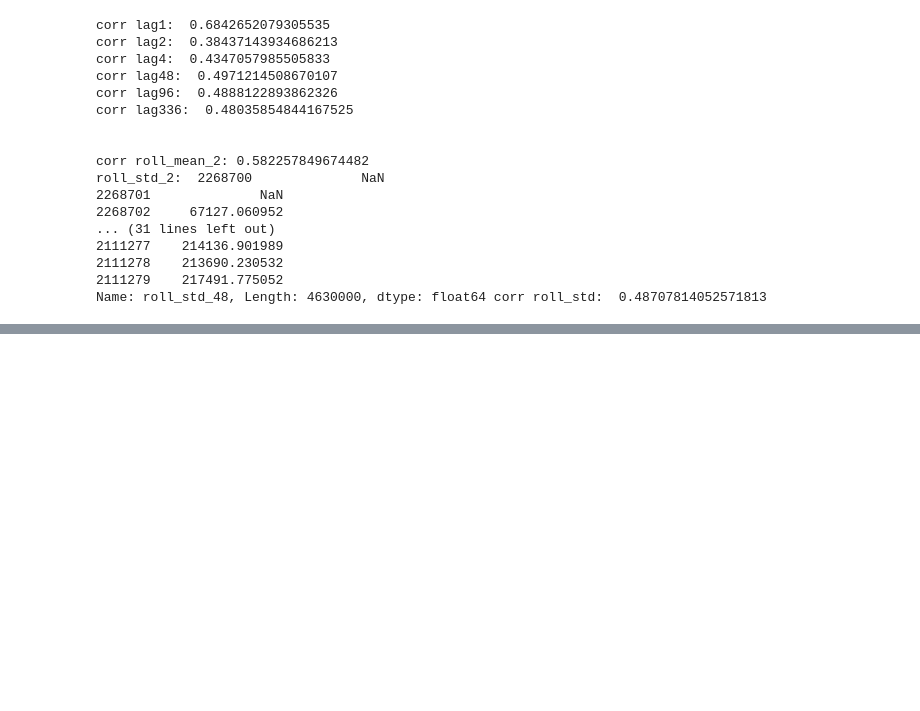
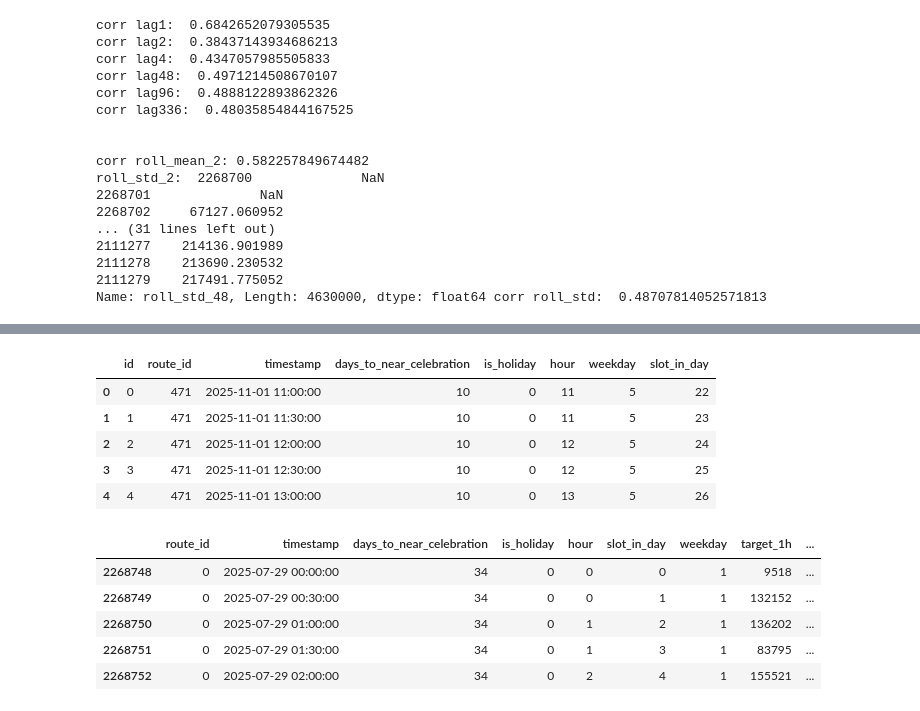
Before and after one commit to sypna504/Wb-hack, a Jupyter notebook: solution.ipynb, the cells around one changed output, grey strips where cells are left out. Cells and saved outputs as stored; diff of their text form; code cells hidden in the pictures; blank space fills up the shorter version.

```diff
--- a/solution.ipynb
+++ b/solution.ipynb
@@ -284,3 +342,61 @@ df.tail(10)
+# %%
+lags = [1,2,3,4,8,48]
+for lag in lags:
+    train_model[f"lag_{lag}"] = train_model.groupby("route_id")["target_1h"].shift(lag)
+
+train_model["roll_mean_4"] = (
+    train_model.groupby("route_id")["target_1h"]
+    .shift(1)
+    .rolling(4)
+    .mean()
+    .reset_index(level=0, drop=True)
+)
+
+train_model["roll_mean_8"] = (
+    train_model.groupby("route_id")["target_1h"]
+    .shift(1)
+    .rolling(8)
+    .mean()
+    .reset_index(level=0, drop=True)
+)
+# %%
+columns = [
+    "route_id",
+    "timestamp",
+    "days_to_near_celebration",
+    "is_holiday",
+    "hour",
+    "slot_in_day",
+    "weekday",
+    "target_1h",
+    "lag_1",
+    "lag_2",
+    "lag_3",
+    "lag_4",
+    "lag_8",
+    "lag_48",
+    "roll_mean_4",
+    "roll_mean_8",
+]
+train_model = train_model[columns].copy()
+# %%
+train_model = train_model.dropna(subset=columns + ["target_1h"]).copy()
+# %%
+display(X_df.head())
+display(train_model.head())
+# %% [output]
+|  | id | route_id | timestamp | days_to_near_celebration | is_holiday | hour | weekday | slot_in_day |
+| 0 | 0 | 471 | 2025-11-01 11:00:00 | 10 | 0 | 11 | 5 | 22 |
+| 1 | 1 | 471 | 2025-11-01 11:30:00 | 10 | 0 | 11 | 5 | 23 |
+| 2 | 2 | 471 | 2025-11-01 12:00:00 | 10 | 0 | 12 | 5 | 24 |
+| 3 | 3 | 471 | 2025-11-01 12:30:00 | 10 | 0 | 12 | 5 | 25 |
+| 4 | 4 | 471 | 2025-11-01 13:00:00 | 10 | 0 | 13 | 5 | 26 |
+|  | route_id | timestamp | days_to_near_celebration | is_holiday | hour | slot_in_day | weekday | target_1h | ... |
+| 2268748 | 0 | 2025-07-29 00:00:00 | 34 | 0 | 0 | 0 | 1 | 9518 | ... |
+| 2268749 | 0 | 2025-07-29 00:30:00 | 34 | 0 | 0 | 1 | 1 | 132152 | ... |
+| 2268750 | 0 | 2025-07-29 01:00:00 | 34 | 0 | 1 | 2 | 1 | 136202 | ... |
+| 2268751 | 0 | 2025-07-29 01:30:00 | 34 | 0 | 1 | 3 | 1 | 83795 | ... |
+| 2268752 | 0 | 2025-07-29 02:00:00 | 34 | 0 | 2 | 4 | 1 | 155521 | ... |
 # %%
 from mlforecast import MLForecast
 from mlforecast.target_transforms import Differences
```
Also changed, not shown: parts of 25 cells of this notebook.
